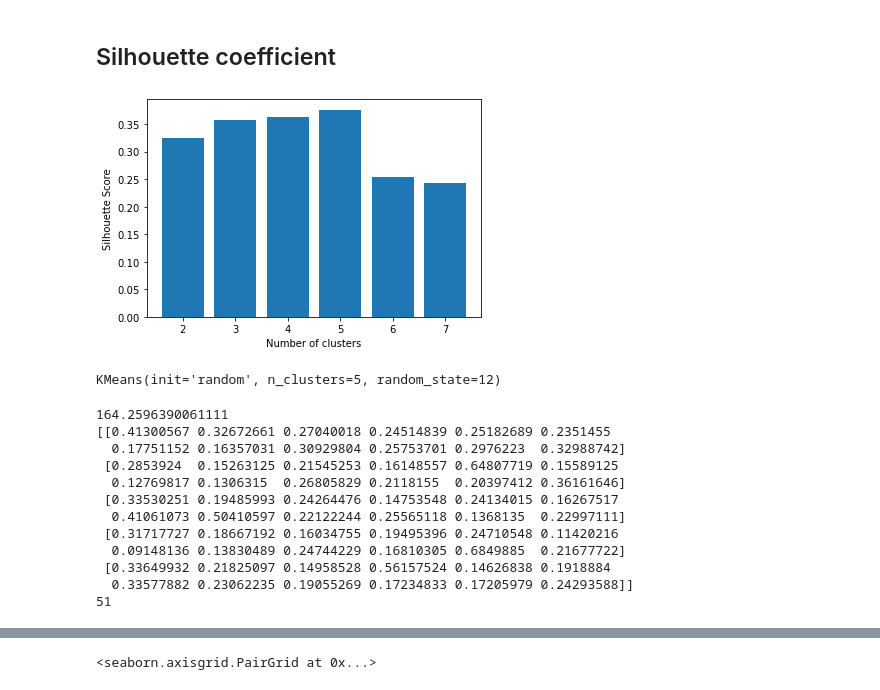
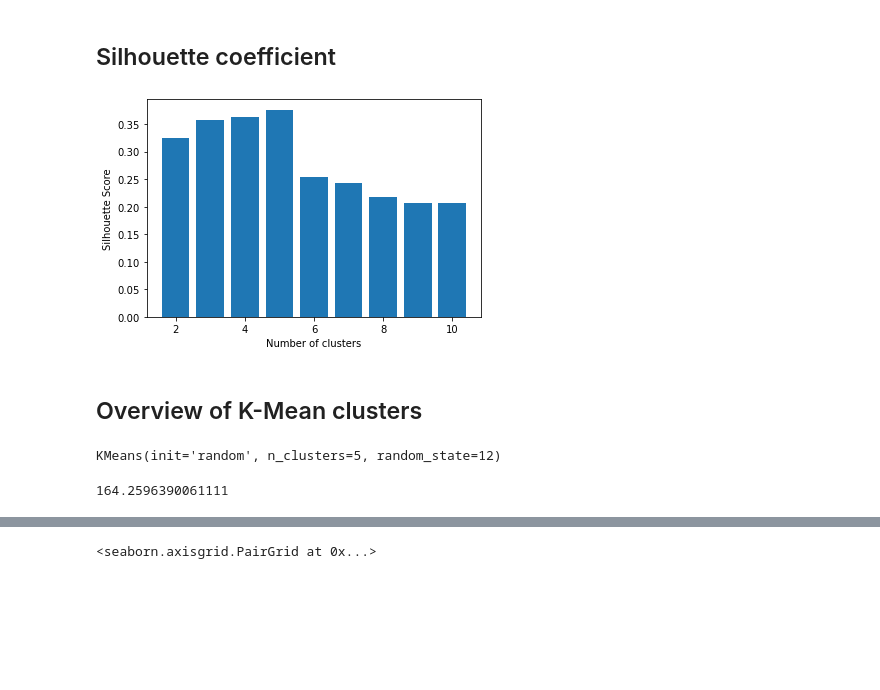
Before and after one commit to leyenphi2000/MLResearch, a Jupyter notebook: Unsupervised/Kmeans_h1.ipynb, the cells around one changed output, grey strips where cells are left out. Drawn from its saved outputs; the diff is of its cells as text; code cells hidden in the pictures; blank space fills up the shorter version.

```diff
--- a/Unsupervised/Kmeans_h1.ipynb
+++ b/Unsupervised/Kmeans_h1.ipynb
@@ -78,18 +82,20 @@ plt.show()
 # %%
 silhouette_scores = []
 
-for n_cluster in range(2, 8):
+for n_cluster in range(2, 11):
     silhouette_scores.append(
         silhouette_score(normalized_features, KMeans(n_clusters = n_cluster).fit_predict(normalized_features)))
 
 # Plotting a bar graph to compare the results
-k = [2, 3, 4, 5, 6,7]
+k = [2, 3, 4, 5, 6, 7, 8, 9 ,10]
 plt.bar(k, silhouette_scores)
 plt.xlabel('Number of clusters', fontsize = 10)
 plt.ylabel('Silhouette Score', fontsize = 10)
 plt.show()
 # %% [output]
-[figure, old version]
+[figure, new version]
+# %% [markdown]
+## Overview of K-Mean clusters
 # %%
 kmeans = KMeans(
     init="random",
@@ -102,22 +108,8 @@ kmeans = KMeans(
 kmeans.fit(normalized_features)
 # %% [output]
 KMeans(init='random', n_clusters=5, random_state=12)
-# %%
-print(kmeans.inertia_)
-
-print(kmeans.cluster_centers_)
-
-print(kmeans.n_iter_)
-# %% [output]
-164.2596390061111
-[[0.41300567 0.32672661 0.27040018 0.24514839 0.25182689 0.2351455
-  0.17751152 0.16357031 0.30929804 0.25753701 0.2976223  0.32988742]
- [0.2853924  0.15263125 0.21545253 0.16148557 0.64807719 0.15589125
-  0.12769817 0.1306315  0.26805829 0.2118155  0.20397412 0.36161646]
- [0.33530251 0.19485993 0.24264476 0.14753548 0.24134015 0.16267517
-  0.41061073 0.50410597 0.22122244 0.25565118 0.1368135  0.22997111]
- [0.31717727 0.18667192 0.16034755 0.19495396 0.24710548 0.11420216
-  0.09148136 0.13830489 0.24744229 0.16810305 0.6849885  0.21677722]
- [0.33649932 0.21825097 0.14958528 0.56157524 0.14626838 0.1918884
-  0.33577882 0.23062235 0.19055269 0.17234833 0.17205979 0.24293588]]
-51
+# %%
+# Inertia
+kmeans.inertia_
+# %% [output]
+164.2596390061111
```
Also changed, not shown: parts of 14 cells of this notebook.
